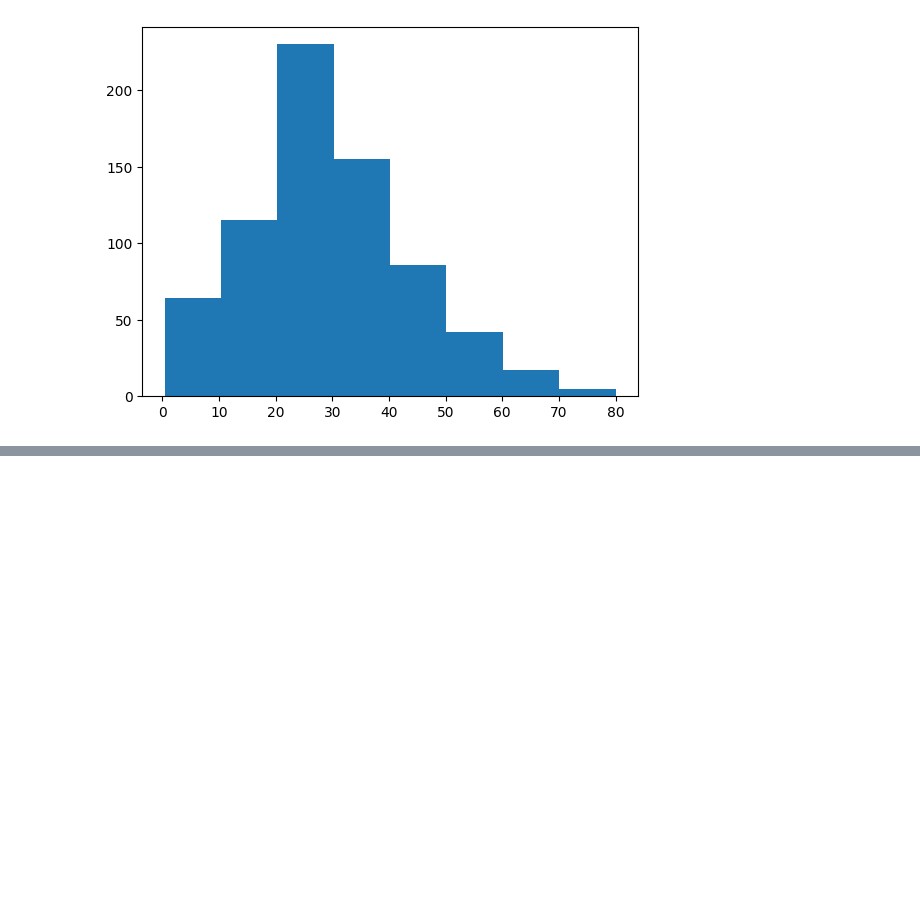
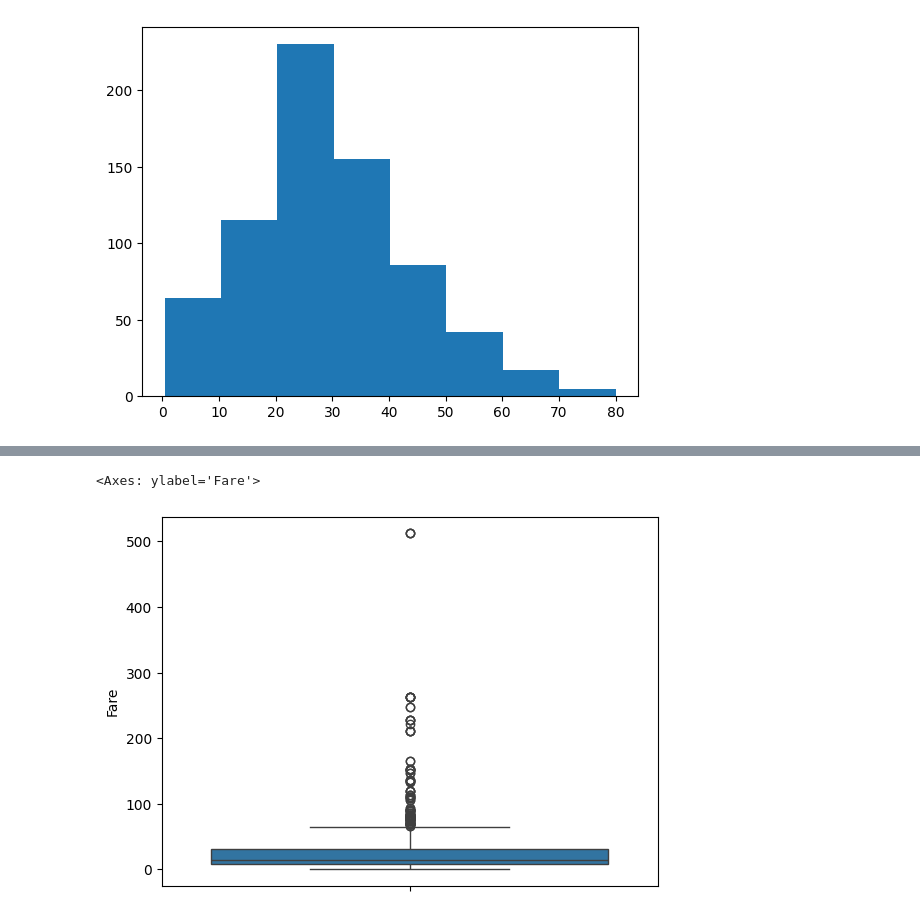
Before and after one commit to Minhaj401/EDA-analysis, a Jupyter notebook: univariate _analysis.ipynb, the cells around one changed output, grey strips where cells are left out. Drawn from its saved outputs; the diff is of its cells as text; code cells hidden in the pictures; blank space fills up the shorter version.

```diff
--- a/univariate _analysis.ipynb
+++ b/univariate _analysis.ipynb
@@ -63,0 +79,6 @@ plt.hist(df["Age"],bins=8)
+# %%
+#boxplot
+sns.boxplot(df["Fare"])
+# %% [output]
+<Axes: ylabel='Fare'>
+[figure, added]
```
Also changed, not shown: parts of 1 cell of this notebook.
